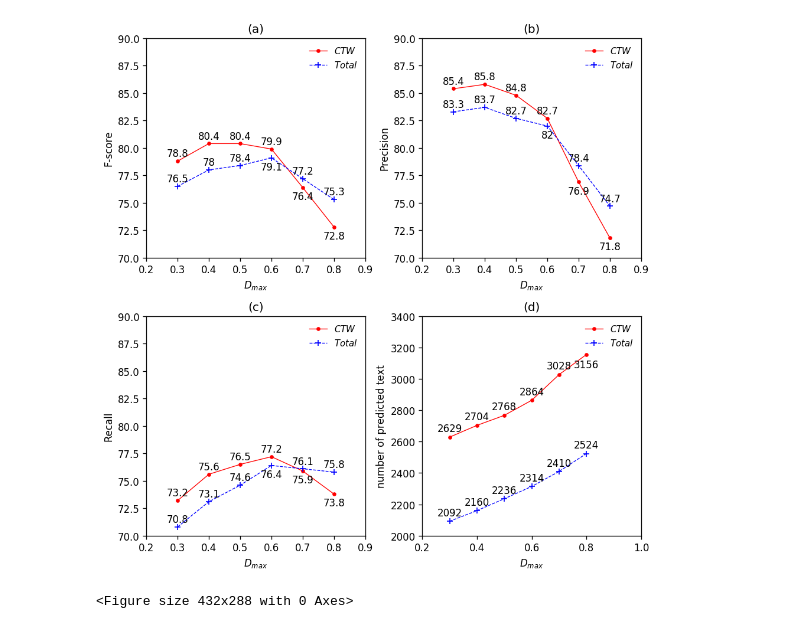
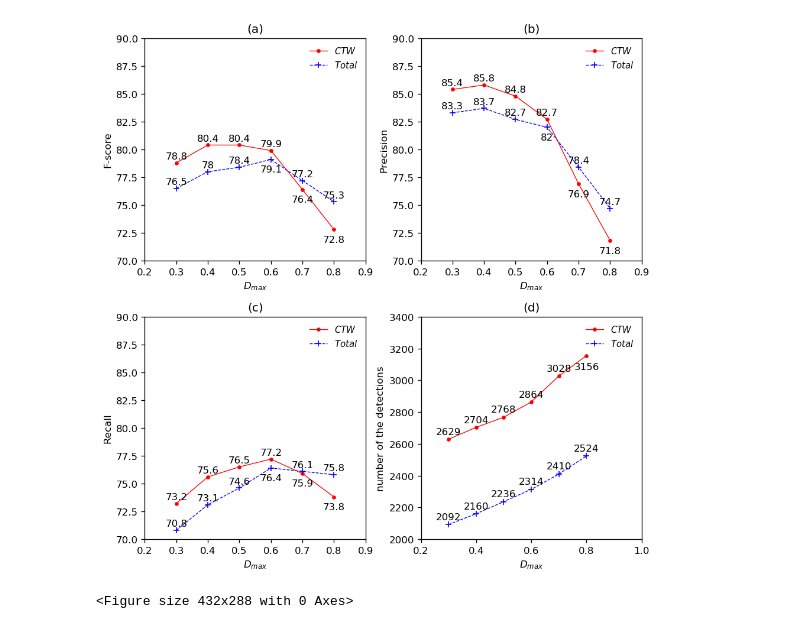
Before and after one commit to Whu-wxy/DistNet, a Jupyter notebook: notebook/line_chart.ipynb, the cells around one changed output. Drawn from its saved outputs; the diff is of its cells as text; code cells hidden in the pictures.

```diff
--- a/notebook/line_chart.ipynb
+++ b/notebook/line_chart.ipynb
@@ -108,35 +108,35 @@ for a, b in zip(x, Total_R):
 
 # ####### 表四
 ax4 = plt.subplot(2, 2, 4)
 plt.xlim(0.2, 1)
 plt.ylim(2000, 3400)
 plt.title('(d)', fontsize=12)
 plt.xlabel('${D}_{max}$')
-plt.ylabel('number of predicted text')
+plt.ylabel('number of the detections')
 
 #第二条线
 plt.plot(x, CTW_NUM, color='red', label='$CTW$', linewidth=0.8, marker='.')
 plt.legend(loc='upper right', prop=font1, frameon=False)                                # 绘制图例，指定图例位置
 #三
 plt.plot(x, Total_NUM, color='blue', label='$Total$', linewidth=0.8, linestyle='--', marker='+')
 plt.legend(loc='upper right', prop=font1, frameon=False)                                # 绘制图例，指定图例位置
 
 for a, b in zip(x, CTW_NUM):
     c = b
     if a==0.8:
         c -= 120
     plt.text(a, c+20, b, ha='center', va='bottom')  #, fontsize=10
 for a, b in zip(x, Total_NUM):
     plt.text(a, b+20, b, ha='center', va='bottom')  #, fontsize=10
 
 
 
 plt.tight_layout()
 
 plt.savefig("../../line_chart.png", dpi=600)
 plt.show()
 # %% [output]
-[figure, old version]
+[figure, new version]
 # %%
 # %% [output]
 <Figure size 432x288 with 0 Axes>
```
